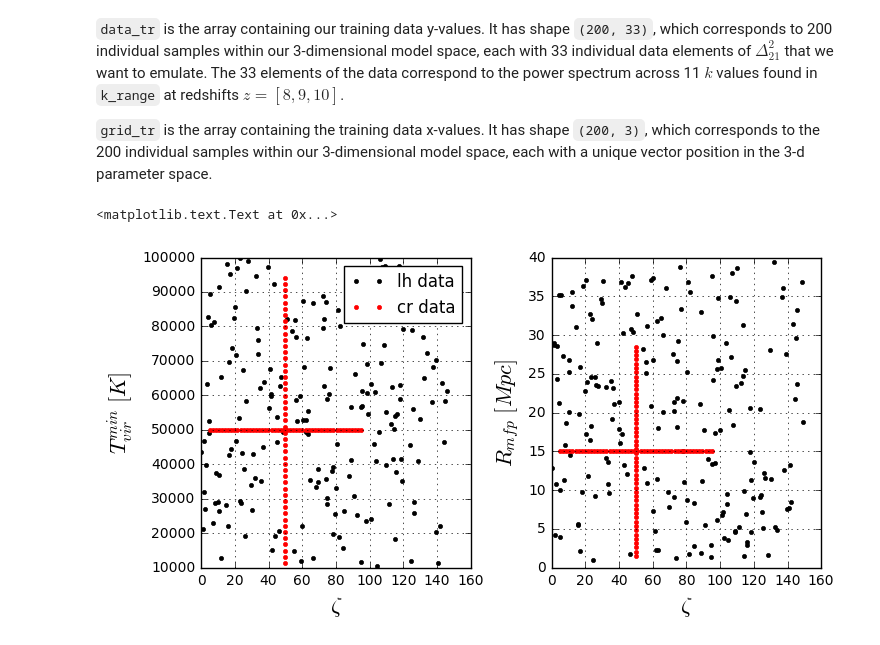
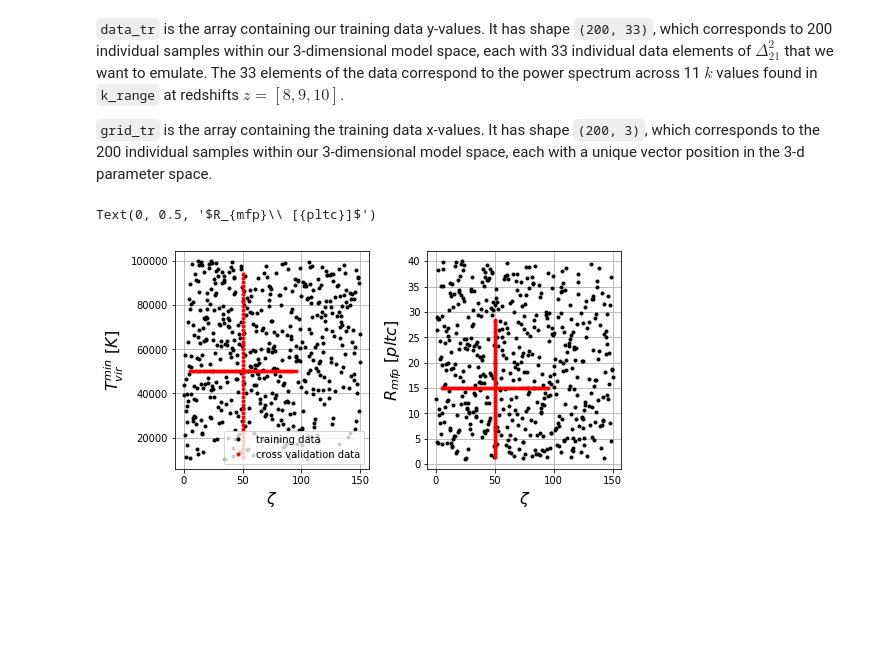
Before and after one commit to BayesLIM/emupy, a Jupyter notebook: examples/emupy_simulation_example.ipynb, the cells around one changed output. Saved outputs shown, nothing was run; the diff lists cells and outputs as text; code cells hidden in the pictures; blank space fills up the shorter version.

```diff
--- a/examples/emupy_simulation_example.ipynb
+++ b/examples/emupy_simulation_example.ipynb
@@ -22,15 +23,13 @@ import matplotlib.pyplot as mp
 # %%
 # Load some training data
 with open('lh_training.pkl','rb') as f:
-    inp = pkl.Unpickler(f)
-    dic = inp.load()
+    dic = pkl.load(f, encoding='latin1')
     data = dic['data']
     grid = dic['grid']
 
 # Load cross-data
 with open('cross_inspection.pkl','rb') as f:
-    inp = pkl.Unpickler(f)
-    dic = inp.load()
+    dic = pkl.load(f, encoding='latin1')
     data_cr = dic['data']
     grid_cr = dic['grid']
     # Sort the cross_inspection data and split into three individual data sets
@@ -44,7 +43,7 @@ with open('cross_inspection.pkl','rb') as f:
 
 # Randomly select from data_tr and assign to cross-validation set data_cv
 rng = np.random.RandomState(1)
-rando = rng.choice(np.arange(len(data)), replace=False, size=200)
+rando = rng.choice(np.arange(len(data)), replace=False, size=500)
 select = np.array(np.zeros(len(data)), dtype=bool)
 select[rando] = True
 data_tr = data[select]
@@ -56,32 +55,32 @@ grid_cv = grid[~select]
 k_range = np.loadtxt('k_range.tab')
 k_vals = np.array([k_range for i in range(3)]).ravel()
 z_vals = np.array([np.arange(8,11) for i in range(11)]).T.ravel()
-kz_info = np.array( zip(k_vals, z_vals))
+kz_info = np.array(list(zip(k_vals, z_vals)))
 # %% [markdown]
 `data_tr` is the array containing our training data y-values. It has shape `(200, 33)`, which corresponds to 200 individual samples within our 3-dimensional model space, each with 33 individual data elements of $\Delta^{2}_{21}$ that we want to emulate. The 33 elements of the data correspond to the power spectrum across 11 $k$ values found in `k_range` at redshifts $z = [8, 9, 10]$.
 
 `grid_tr` is the array containing the training data x-values. It has shape `(200, 3)`, which corresponds to the 200 individual samples within our 3-dimensional model space, each with a unique vector position in the 3-d parameter space.
 # %%
 # Plot training data x-values
-fig = mp.figure(figsize=(8,4))
+fig = plt.figure(figsize=(8,4))
 fig.subplots_adjust(wspace=0.3)
 
 ax = fig.add_subplot(121)
 ax.grid(True)
 p0, = ax.plot(grid_tr.T[0], grid_tr.T[1], 'k.')
 p1, = ax.plot(grid_cr1.T[0], grid_cr1.T[1], 'r.')
 ax.plot(grid_cr2.T[0], grid_cr2.T[1], 'r.')
 ax.set_xlabel('$\zeta$', fontsize=16)
 ax.set_ylabel('$T_{vir}^{min}\ [{K}]$', fontsize=16)
-ax.legend([p0,p1],['lh data', 'cr data'])
+ax.legend([p0,p1],['training data', 'cross validation data'])
 
 ax = fig.add_subplot(122)
 ax.grid(True)
 ax.plot(grid_tr.T[0], grid_tr.T[2], 'k.')
 ax.plot(grid_cr1.T[0], grid_cr1.T[2], 'r.')
 ax.plot(grid_cr3.T[0], grid_cr3.T[2], 'r.')
 ax.set_xlabel('$\zeta$', fontsize=16)
-ax.set_ylabel('$R_{mfp}\ [{Mpc}]$', fontsize=16)
+ax.set_ylabel('$R_{mfp}\ [{pltc}]$', fontsize=16)
 # %% [output]
-<matplotlib.text.Text at 0x...>
+Text(0, 0.5, '$R_{mfp}\\ [{pltc}]$')
-[figure, old version]
+[figure, new version]
```
Also changed, not shown: parts of 15 cells of this notebook, 13 other files.
